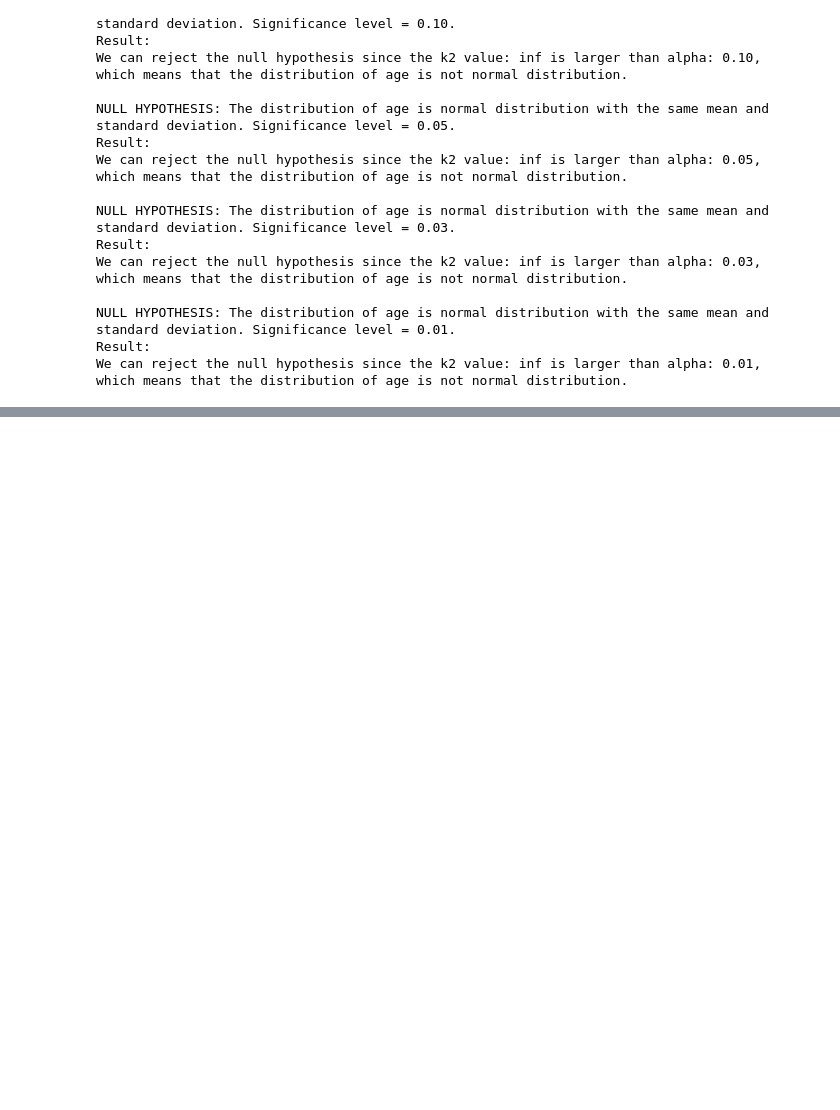
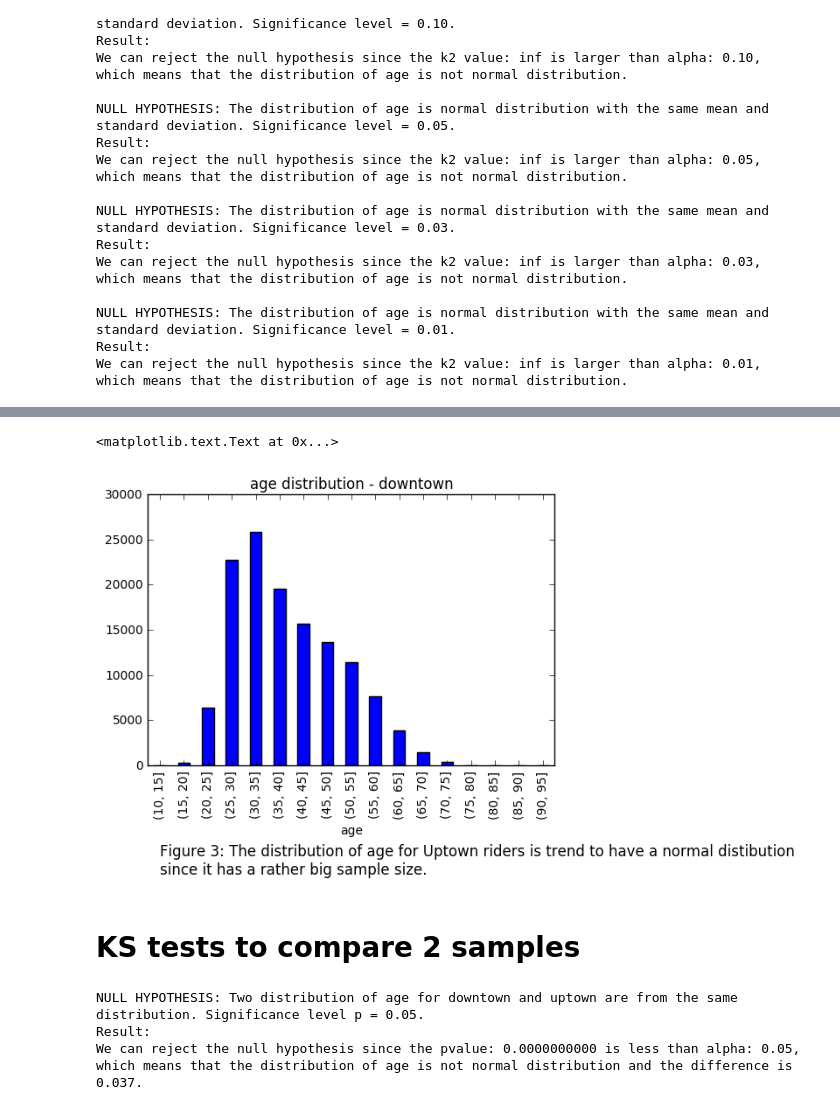
Before and after one commit to tedzou/PUI2016_xy1002, a Jupyter notebook: HW5_xy1002/HW5_xy1002_1.ipynb, the cells around one changed output, grey strips where cells are left out. Cells and saved outputs as stored; diff of their text form; code cells hidden in the pictures; blank space fills up the shorter version.

```diff
--- a/HW5_xy1002/HW5_xy1002_1.ipynb
+++ b/HW5_xy1002/HW5_xy1002_1.ipynb
@@ -254,0 +278,12 @@ We can reject the null hypothesis since the k2 value: inf is larger than alpha:
+# %%
+bins = np.arange(10, 99, 5)
+ax_3 = df_ut.age.groupby(pd.cut(df_ut.age, bins)).agg([count_nonzero]).plot(kind='bar', legend=False)
+ax_3.set_title("age distribution - downtown")
+ax_3.text(0,-12000,'Figure 3: The distribution of age for Uptown riders is trend to have a normal distibution \n' +
+                    'since it has a rather big sample size.',
+                    fontsize = 12)
+# %% [output]
+<matplotlib.text.Text at 0x...>
+[figure, added]
+# %% [markdown]
+# KS tests to compare 2 samples
@@ -254,0 +296,17 @@ We can reject the null hypothesis since the k2 value: inf is larger than alpha:
+# %%
+def report_ks_1(p, alpha, d):
+    print('NULL HYPOTHESIS: Two distribution of age for downtown and uptown are from the same distribution'
+          + '. Significance level p = 0.05.')
+    print('Result:')
+    if p < alpha:
+        print ( 'We can reject the null hypothesis since the pvalue: %.10f is less than alpha: %.2f, '%(p, alpha) +
+              'which means that the distribution of age is not normal distribution and the difference is %.3f.'%(d))
+    else:
+        print ( 'We can not reject the null hypothesis since pvalue: %.10f is less than alpha: %.2f, '%(p, alpha) +
+              'which means that two distributions are identified and the difference is %.3f.'%(d))
+
+report_ks_1(p, alpha, d)
+# %% [output]
+NULL HYPOTHESIS: Two distribution of age for downtown and uptown are from the same distribution. Significance level p = 0.05.
+Result:
+We can reject the null hypothesis since the pvalue: 0.0000000000 is less than alpha: 0.05, which means that the distribution of age is not normal distribution and the difference is 0.037.
```
Also changed, not shown: parts of 5 cells of this notebook.
